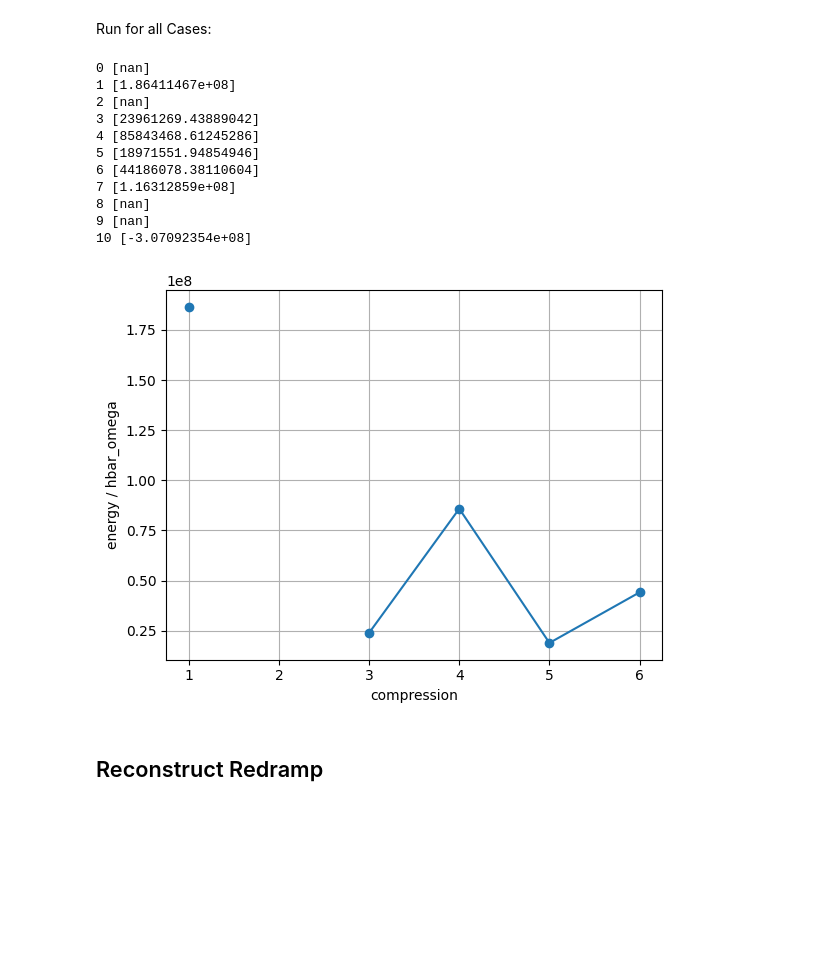
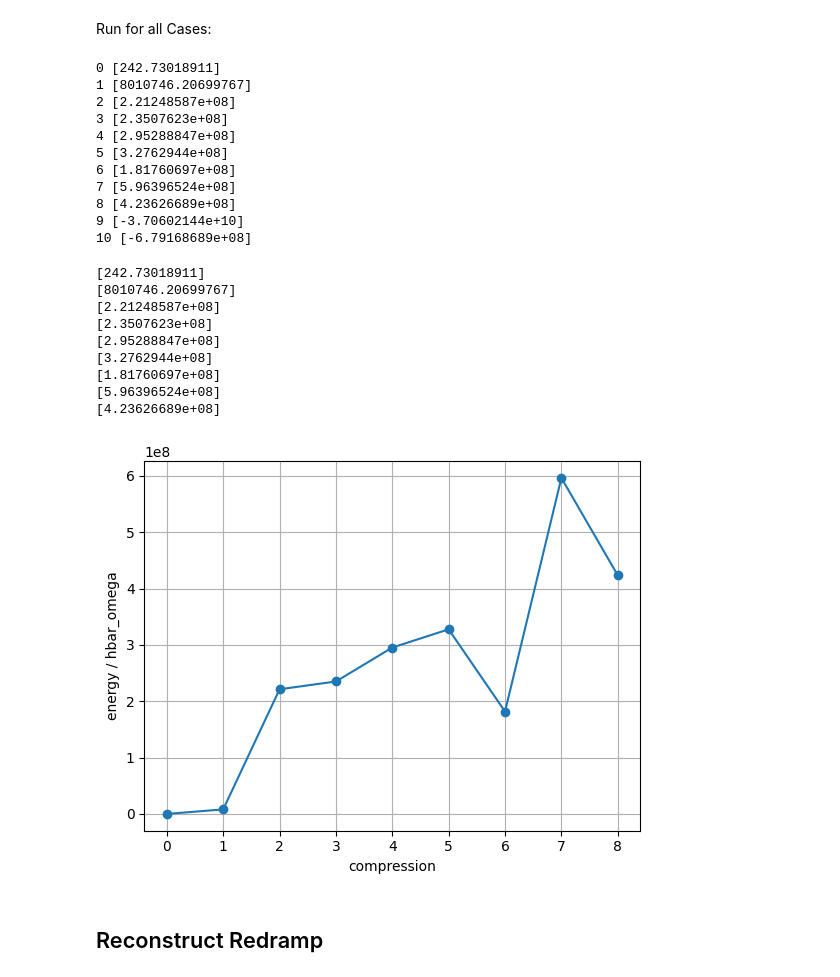
Before and after one commit to OnekaSingh/QC-Filter-Precompensation, a Jupyter notebook: Oneka/reworked.ipynb, the cells around one changed output. Cells and saved outputs as stored; diff of their text form; code cells hidden in the pictures; blank space fills up the shorter version.

```diff
--- a/Oneka/reworked.ipynb
+++ b/Oneka/reworked.ipynb
@@ -663,7 +663,7 @@ class Energize():
         best_case = (None, None)
         best_energy = float('inf')
 
-        for i in range(1, 10):
+        for i in range(2, 6):
             for j in range(8, 12):
 
                 strength = i*10**-j
@@ -718,9 +718,9 @@ class Energize():
 # %%
 redramp = np.load('redramp.npy')
 
-time_array = redramp[0].copy()
-waveform_1 = redramp[1].copy()
-waveform_2 = redramp[2].copy()
+# time_array = redramp[0].copy()
+# waveform_1 = redramp[1].copy()
+# waveform_2 = redramp[2].copy()
 # %% [markdown]
 ## Use Case
 # %% [markdown]
@@ -934,8 +942,8 @@ print(lista)
 Run for all Cases:
 # %%
 waveform_size = 1
+time_step = 0.00000038
 wait_time = 0.00003
-time_step = 0.00000038
 all_energies = []
 
 # precompensation:
@@ -953,6 +961,8 @@ for i in range(0, lista[0][-1]):
     precompensated = FilterSimulation().trimming(original, precompensated, pad)
     shift_p_unfiltered = np.arange(len(precompensated)) * time_step
     precompensated_unfiltered = FilterSimulation().interpolation(time, shift_p_unfiltered, precompensated)
+
+    new_time = time
     waveform_1_precomp = precompensated_unfiltered
 
     # waveform 2:
@@ -967,52 +977,46 @@ for i in range(0, lista[0][-1]):
 
     waveform_2_precomp = precompensated_unfiltered
 
-    redramp_precompensated = np.array([time, waveform_1_precomp+0.01, waveform_2_precomp+0.01])
+    redramp_precompensated = np.array([new_time, (waveform_1_precomp+0.01)-6, waveform_2_precomp+0.01])
 
-# excitation:
-    redramp = redramp_precompensated
+    best_strength = Energize().optimize_strength(redramp_precompensated)
+    energy = Energize().get_energy(redramp_precompensated, best_strength)
+    all_energies.append(energy)
 
-    transport = np.zeros((17, len(redramp[0])), dtype=np.float64)
-    transport[[0, 15, 16]] = redramp
-
-    redtrap = red_system(trap)
-    redtrap.setIons(np.array([[[-300.0e-6],[0],[0]],], dtype=np.float64))
-
-    t, p = redtrap.propagate(transport, transport[0, -1], 5e-9) # <-- issue
-
-    volt = redtrap.getPot(p[-1, :, 0, 0], -1)
-    volt0 = redtrap.getPot(p[0, :, 0, 0], 0)
-
-    c = 299792458
-    massunit = 931.49410242e6/c**2
-    mCa40 = 39.962590866 * massunit
-
-    energy = volt-volt0 + 0.5 * mCa40 * p[-1, 0, 1, 0]**2
-    all_energies.append(energy / hbar_omega)
     print(i, energy / hbar_omega)
 # %% [output]
-0 [nan]
-1 [1.86411467e+08]
-2 [nan]
-3 [23961269.43889042]
-4 [85843468.61245286]
-5 [18971551.94854946]
-6 [44186078.38110604]
-7 [1.16312859e+08]
-8 [nan]
-9 [nan]
-10 [-3.07092354e+08]
+0 [242.73018911]
+1 [8010746.20699767]
+2 [2.21248587e+08]
+3 [2.3507623e+08]
+4 [2.95288847e+08]
+5 [3.2762944e+08]
+6 [1.81760697e+08]
+7 [5.96396524e+08]
+8 [4.23626689e+08]
+9 [-3.70602144e+10]
+10 [-6.79168689e+08]
 # %%
-from matplotlib.ticker import MaxNLocator
+all_angular_frequencies = []
+for i in range(0, len(all_energies)-2):
+    all_angular_frequencies.append(all_energies[i] / hbar_omega)
 
-plt.plot(all_energies, marker = 'o')
-plt.gca().xaxis.set_major_locator(MaxNLocator(integer = True)) # integers on x
+plt.plot(all_angular_frequencies, marker = 'o')
 plt.ylabel('energy / hbar_omega')
 plt.xlabel('compression')
 plt.grid(True)
 plt.show()
 # %% [output]
+[242.73018911]
+[8010746.20699767]
+[2.21248587e+08]
+[2.3507623e+08]
+[2.95288847e+08]
+[3.2762944e+08]
+[1.81760697e+08]
+[5.96396524e+08]
+[4.23626689e+08]
-[figure, old version]
+[figure, new version]
 # %% [markdown]
 ## Reconstruct Redramp
 # %%
```
Also changed, not shown: parts of 6 cells of this notebook, 3 other files.
